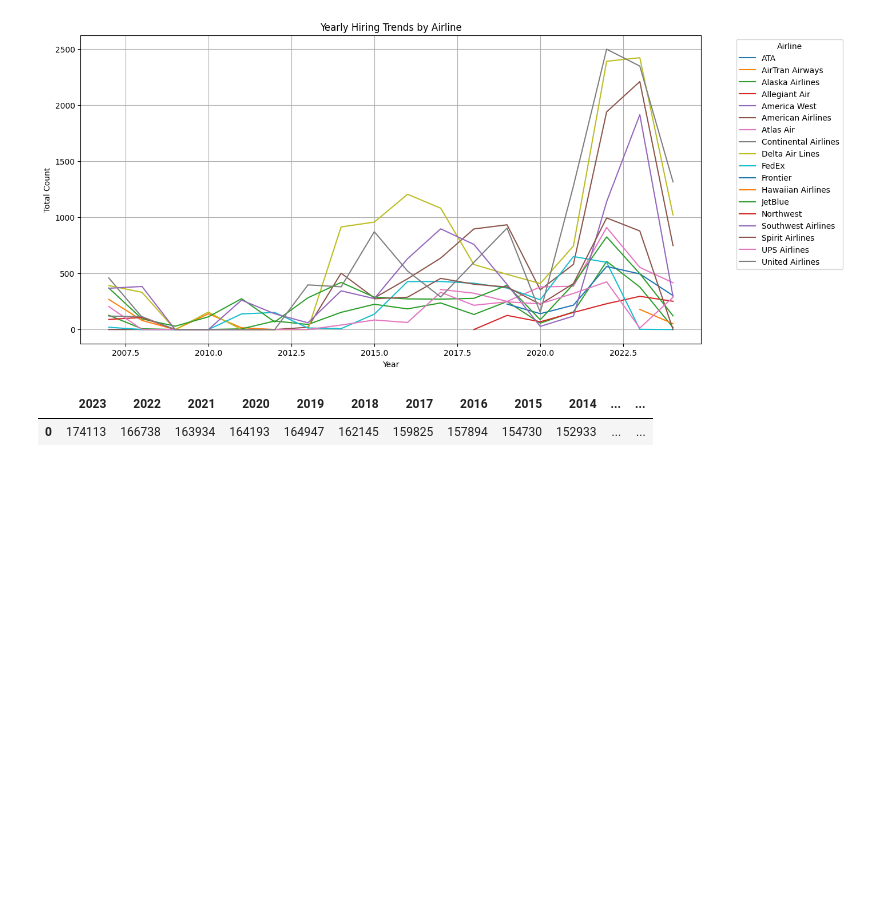
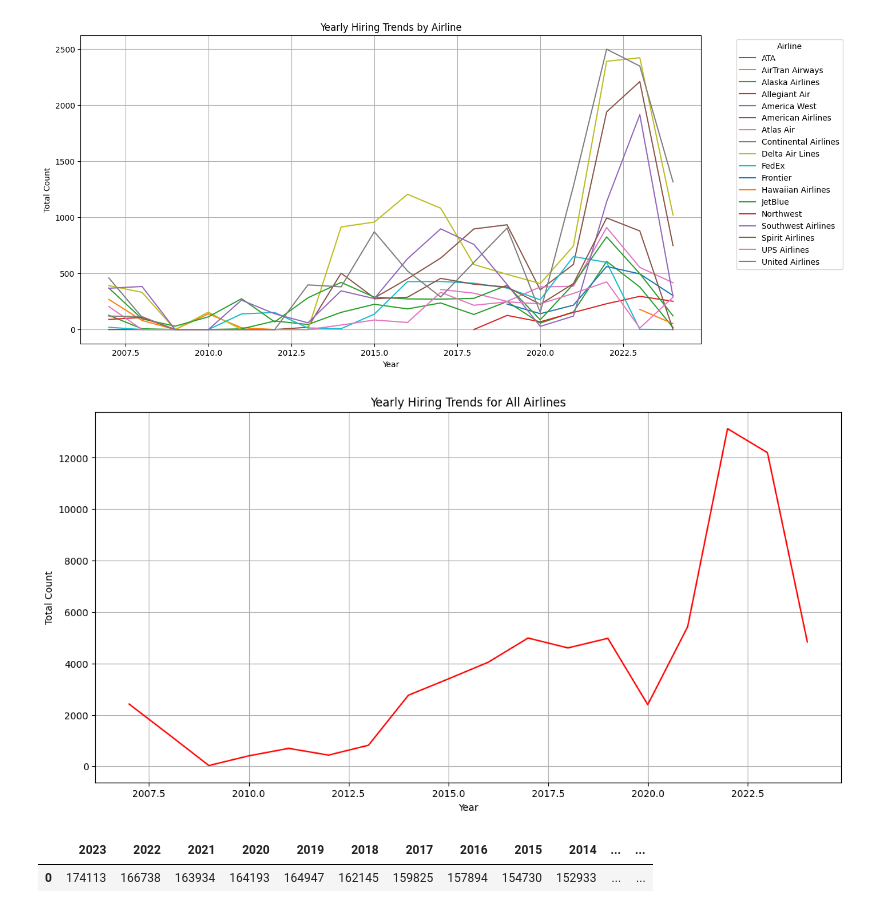
Before and after one commit to AlexCodeGlider/ATP_hiring_trends, a Jupyter notebook: hiring_trends.ipynb, the cells around one changed output. Cells and saved outputs as stored; diff of their text form; code cells hidden in the pictures; blank space fills up the shorter version.

```diff
--- a/hiring_trends.ipynb
+++ b/hiring_trends.ipynb
@@ -48,6 +48,16 @@ plt.grid(True)
 plt.show()
 # %% [output]
 [figure]
+# %%
+# Create a graph for the yearly totals for all airlines
+yearly_totals.groupby('Year')['Count'].sum().plot(kind='line', figsize=(14, 7), color='red')
+plt.title('Yearly Hiring Trends for All Airlines')
+plt.xlabel('Year')
+plt.ylabel('Total Count')
+plt.grid(True)
+plt.show()
+# %% [output]
+[figure, added]
 # %%
 import plotly.express as px
 
```
Also changed, not shown: parts of 5 cells of this notebook, 4 other files.
